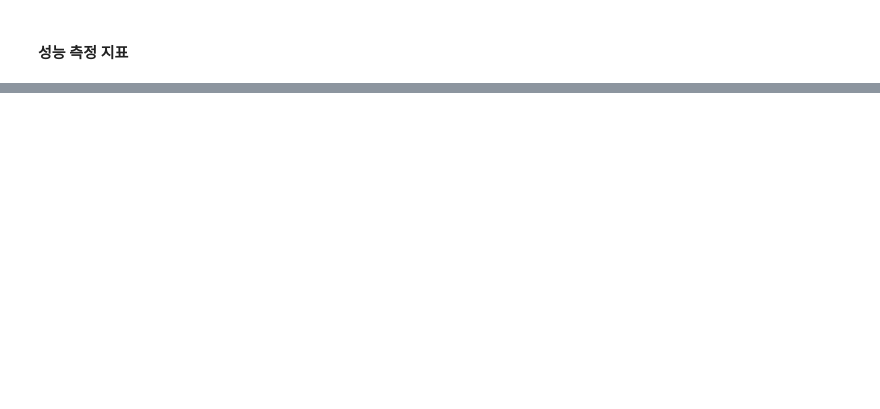
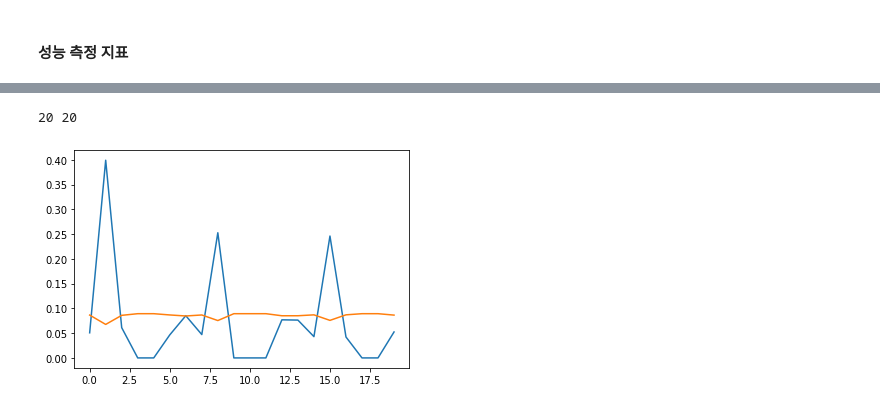
Before and after one commit to Chromatic-Hwi/Covid_Sales_Prediction, a Jupyter notebook: Covid_Sales_Prediction_Ver.1.0.ipynb, the cells around one changed output, grey strips where cells are left out. Cells and saved outputs as stored; diff of their text form; code cells hidden in the pictures; blank space fills up the shorter version.

```diff
--- a/Covid_Sales_Prediction_Ver.1.0.ipynb
+++ b/Covid_Sales_Prediction_Ver.1.0.ipynb
@@ -394,6 +393,8 @@ WINDOW_SIZE = 1 # 얼마 동안의 과거 기반의 데이터에 기반하여
 
 train = Data_P[:-TEST_SIZE]
 test= Data_P[-TEST_SIZE:]
+# %%
+test = test.reset_index(drop=True) # 인덱스 초기화
 # %%
 from sklearn.model_selection import train_test_split
 
@@ -579,0 +580,10 @@ RMSE 측정 정확도 ==>> 89.539 %
+# %%
+print(len(test), len(pred))
+# %% [output]
+20 20
+# %%
+plt.plot(test['Won'])
+plt.plot(pred)
+plt.show()
+# %% [output]
+[figure, added]
```
Also changed, not shown: parts of 10 cells of this notebook, 4 other files.
